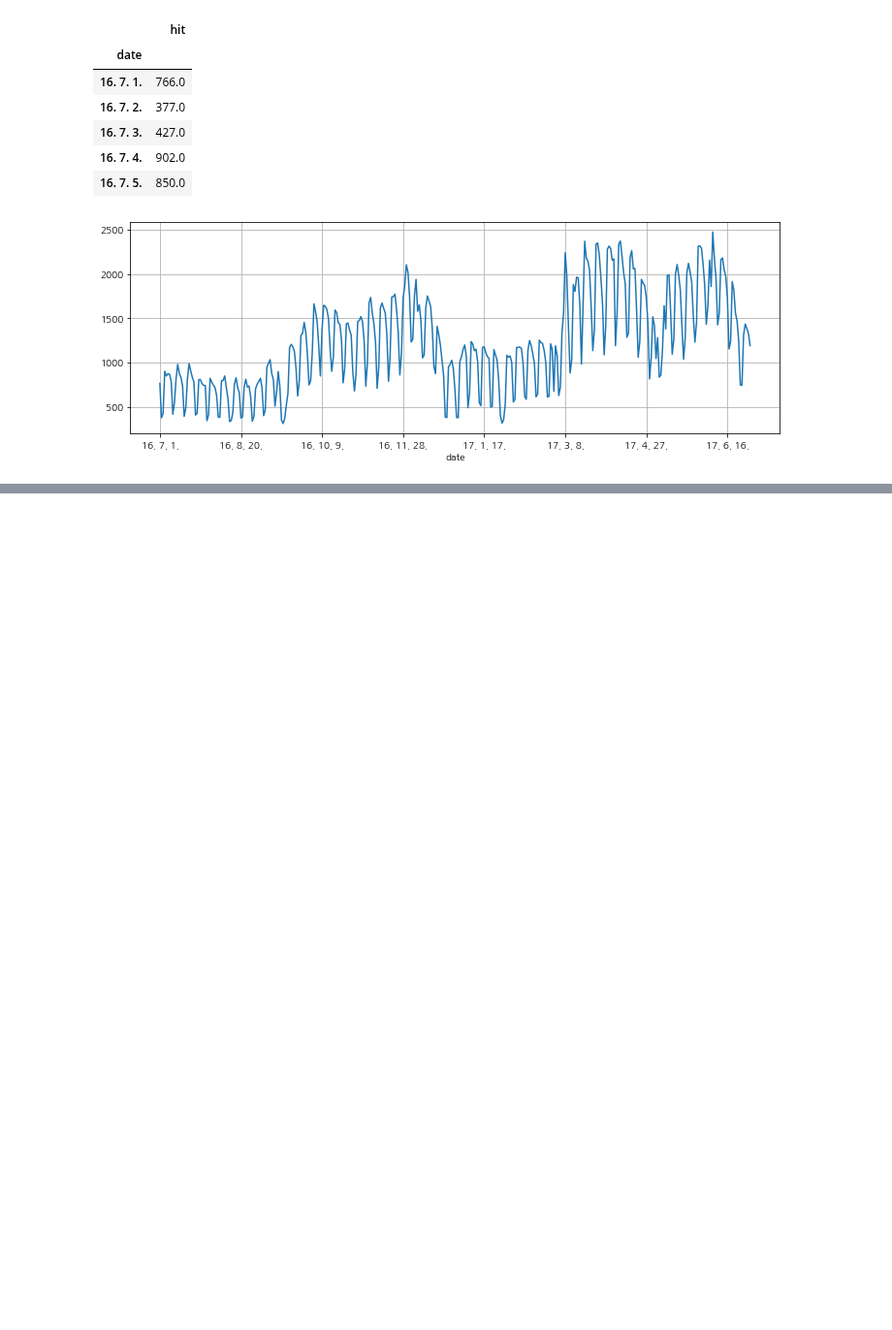
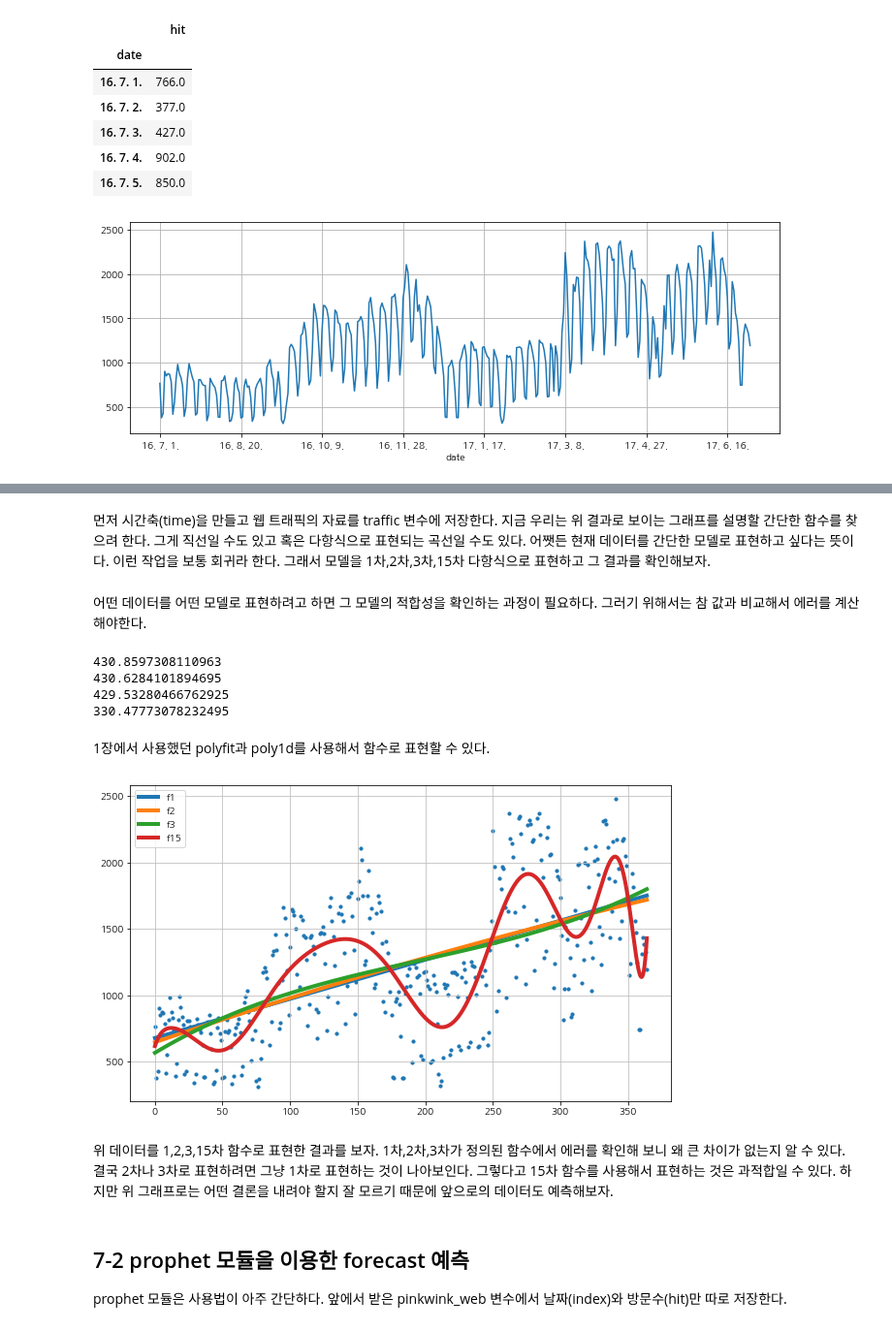
Before and after one commit to jaeyoon89/python_datascience_study, a Jupyter notebook: ch7_Time_seriese_data_handle.ipynb, the cells around one changed output, grey strips where cells are left out. Shown at 97% size. Cells and saved outputs as stored; diff of their text form; code cells hidden in the pictures; blank space fills up the shorter version.

Commit message:
ds_study_ch7_#1_Time_seriese_data_handle

```diff
--- a/ch7_Time_seriese_data_handle.ipynb
+++ b/ch7_Time_seriese_data_handle.ipynb
@@ -64,0 +65,7 @@ pinkwink_web['hit'].plot(figsize=(12,4), grid=True);
+# %%
+time = np.arange(0,len(pinkwink_web))
+traffic =  pinkwink_web['hit'].values
+
+fx = np.linspace(0,time[-1], 1000)
+# %% [markdown]
+먼저 시간축(time)을 만들고 웹 트래픽의 자료를 traffic 변수에 저장한다. 지금 우리는 위 결과로 보이는 그래프를 설명할 간단한 함수를 찾으려 한다. 그게 직선일 수도 있고 혹은 다항식으로 표현되는 곡선일 수도 있다. 어쨋든 현재 데이터를 간단한 모델로 표현하고 싶다는 뜻이다. 이런 작업을 보통 회귀라 한다. 그래서 모델을 1차,2차,3차,15차 다항식으로 표현하고 그 결과를 확인해보자.
@@ -64,0 +75,48 @@ pinkwink_web['hit'].plot(figsize=(12,4), grid=True);
+# %% [markdown]
+어떤 데이터를 어떤 모델로 표현하려고 하면 그 모델의 적합성을 확인하는 과정이 필요하다. 그러기 위해서는 참 값과 비교해서 에러를 계산해야한다.
+# %%
+fp1 = np.polyfit(time, traffic, 1)
+f1 = np.poly1d(fp1)
+
+f2p = np.polyfit(time, traffic, 2)
+f2 = np.poly1d(f2p)
+
+f3p = np.polyfit(time, traffic, 3)
+f3 = np.poly1d(f3p)
+
+f15p = np.polyfit(time, traffic, 15)
+f15 = np.poly1d(f15p)
+
+print(error(f1, time, traffic))
+print(error(f2, time, traffic))
+print(error(f3, time, traffic))
+print(error(f15, time, traffic))
+# %% [output]
+430.8597308110963
+430.6284101894695
+429.53280466762925
+330.47773078232495
+# %% [markdown]
+1장에서 사용했던 polyfit과 poly1d를 사용해서 함수로 표현할 수 있다.
+# %%
+plt.figure(figsize=(10,6))
+plt.scatter(time, traffic, s=10)
+
+plt.plot(fx, f1(fx), lw=4, label='f1')
+plt.plot(fx, f2(fx), lw=4, label='f2')
+plt.plot(fx, f3(fx), lw=4, label='f3')
+plt.plot(fx, f15(fx), lw=4, label='f15')
+
+plt.grid(True, linestyle='-', color='0.75')
+
+plt.legend(loc=2)
+plt.show()
+# %% [output]
+[figure, added]
+# %% [markdown]
+위 데이터를 1,2,3,15차 함수로 표현한 결과를 보자. 1차,2차,3차가 정의된 함수에서 에러를 확인해 보니 왜 큰 차이가 없는지 알 수 있다. 결국 2차나 3차로 표현하려면 그냥 1차로 표현하는 것이 나아보인다. 그렇다고 15차 함수를 사용해서 표현하는 것은 과적합일 수 있다. 하지만 위 그래프로는 어떤 결론을 내려야 할지 잘 모르기 때문에 앞으로의 데이터도 예측해보자.
+# %% [markdown]
+## 7-2 prophet 모듈을 이용한 forecast 예측
+
+
+prophet 모듈은 사용법이 아주 간단하다. 앞에서 받은 pinkwink_web 변수에서 날짜(index)와 방문수(hit)만 따로 저장한다.
```
Also changed, not shown: parts of 13 cells of this notebook.
